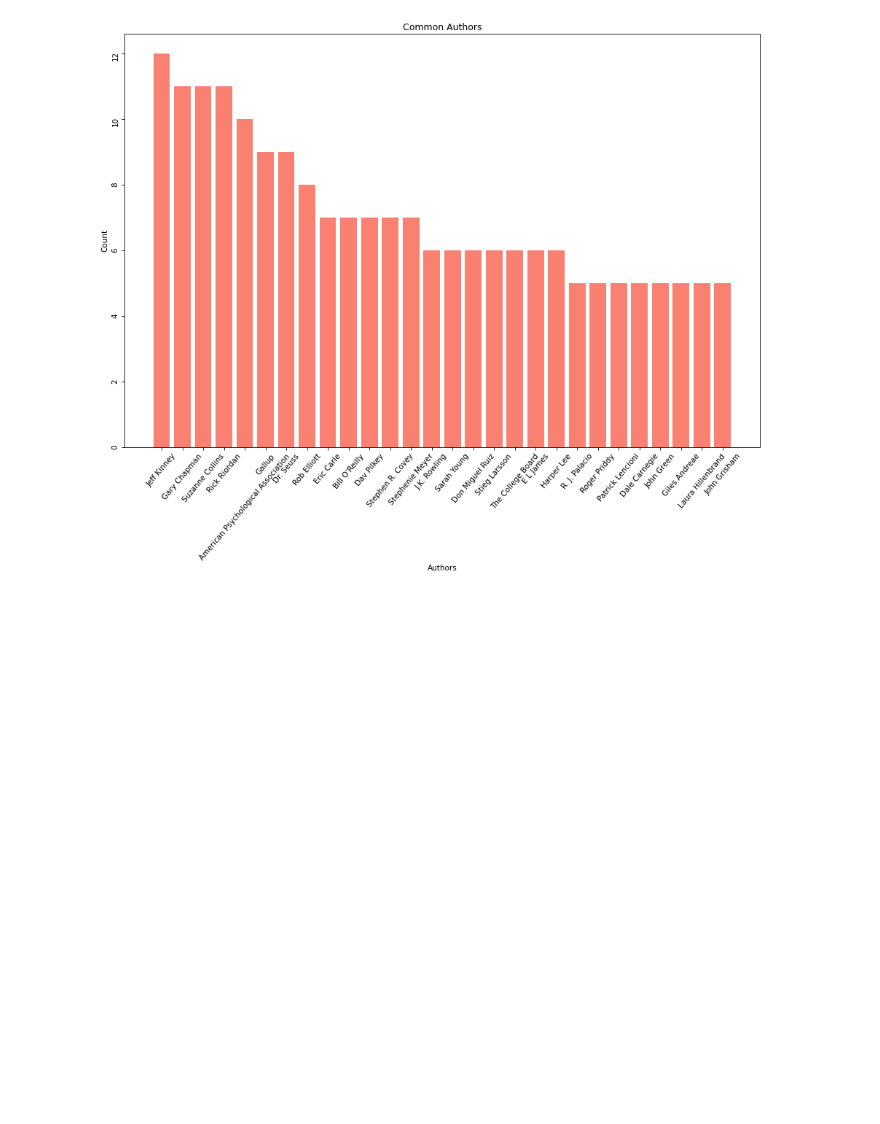
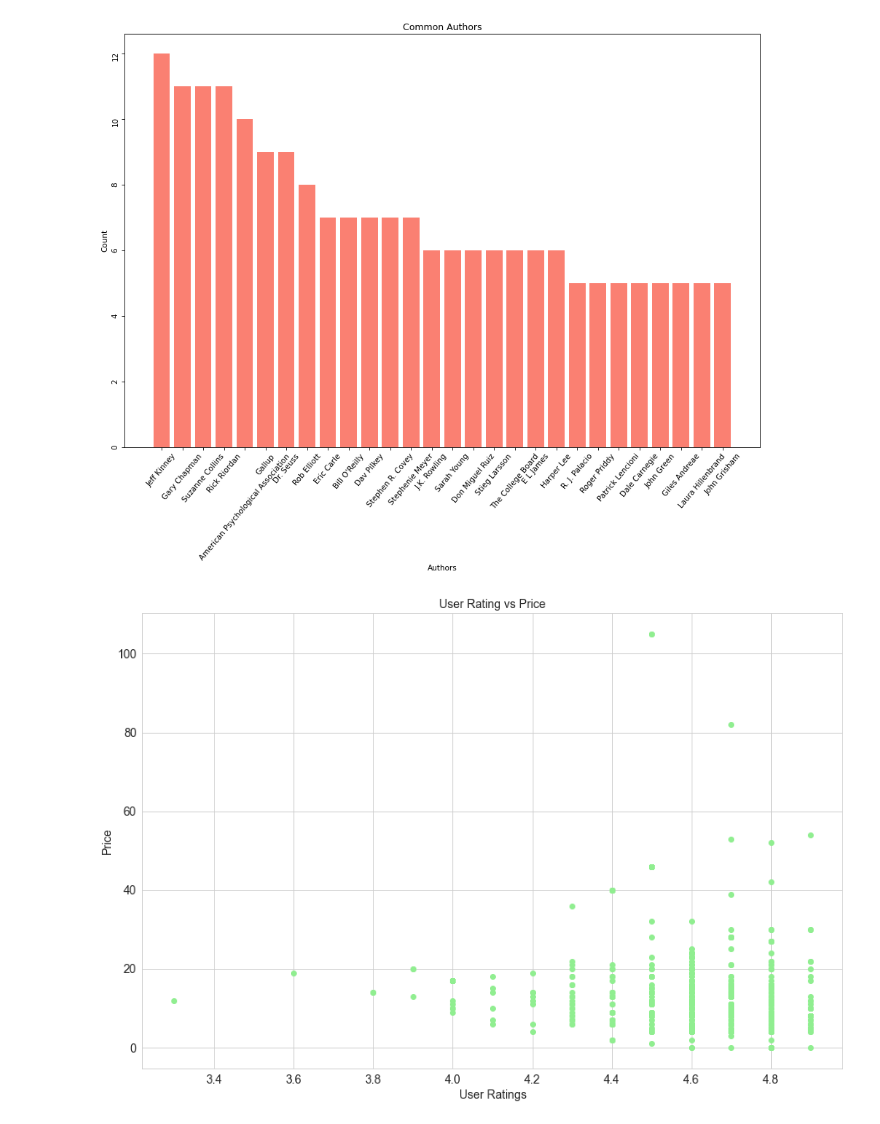
Before and after one commit to Charles2005/Amazon-Bestselling-Books-EDA, a Jupyter notebook: Files/Amazon-Top-Books-EDA.ipynb, the cells around one changed output. Saved outputs shown, nothing was run; the diff lists cells and outputs as text; code cells hidden in the pictures; blank space fills up the shorter version.

```diff
--- a/Files/Amazon-Top-Books-EDA.ipynb
+++ b/Files/Amazon-Top-Books-EDA.ipynb
@@ -228,3 +237,13 @@ plt.xticks(rotation=50);
 plt.yticks(rotation=90);
 # %% [output]
 [figure]
+# %%
+sns.set_style("whitegrid")
+fig, ax = plt.subplots(figsize=(15, 10))
+ax.scatter(user_rating, df["Price"], color="lightgreen")
+ax.tick_params(labelsize=14)
+ax.set_title("User Rating vs Price",fontsize=14)
+ax.set_xlabel("User Ratings", fontsize=14)
+ax.set_ylabel("Price", fontsize=14);
+# %% [output]
+[figure, added]
```
Also changed, not shown: parts of 11 cells of this notebook.
